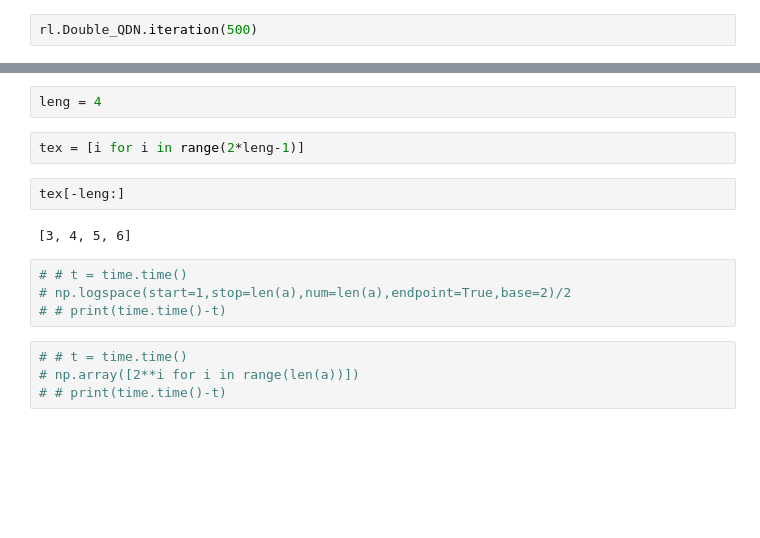
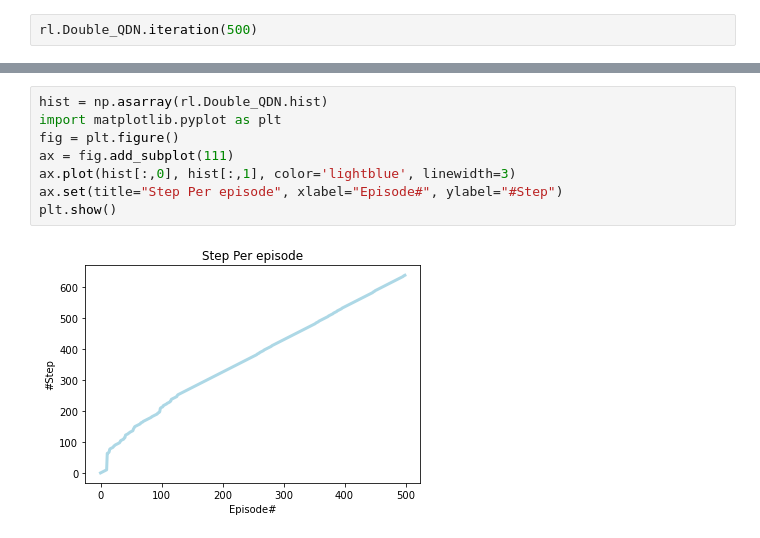
Before and after one commit to chihfanhsu/RL_practice, a Jupyter notebook: dualing_dqn/robot_run_DRL.ipynb, the cells around one changed output, grey strips where cells are left out. Drawn from its saved outputs; the diff is of its cells as text; blank space fills up the shorter version.

```diff
--- a/dualing_dqn/robot_run_DRL.ipynb
+++ b/dualing_dqn/robot_run_DRL.ipynb
@@ -62,16 +57,10 @@ a = np.array([1,2,3,4,5])
-# %%
-leng = 4
-# %%
-tex = [i for i in range(2*leng-1)]
-# %%
-tex[-leng:]
-# %% [output]
-[3, 4, 5, 6]
-# %%
-# # t = time.time()
-# np.logspace(start=1,stop=len(a),num=len(a),endpoint=True,base=2)/2
-# # print(time.time()-t)
-# %%
-# # t = time.time()
-# np.array([2**i for i in range(len(a))])
-# # print(time.time()-t)
+# %%
+hist = np.asarray(rl.Double_QDN.hist)
+import matplotlib.pyplot as plt
+fig = plt.figure()
+ax = fig.add_subplot(111)
+ax.plot(hist[:,0], hist[:,1], color='lightblue', linewidth=3)
+ax.set(title="Step Per episode", xlabel="Episode#", ylabel="#Step")
+plt.show()
+# %% [output]
+[figure, added]
```
Also changed, not shown: parts of 5 cells of this notebook, 5 other files.
